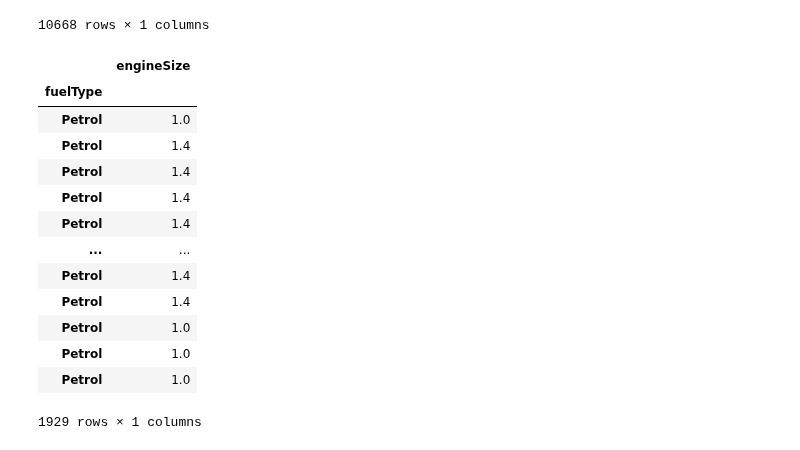
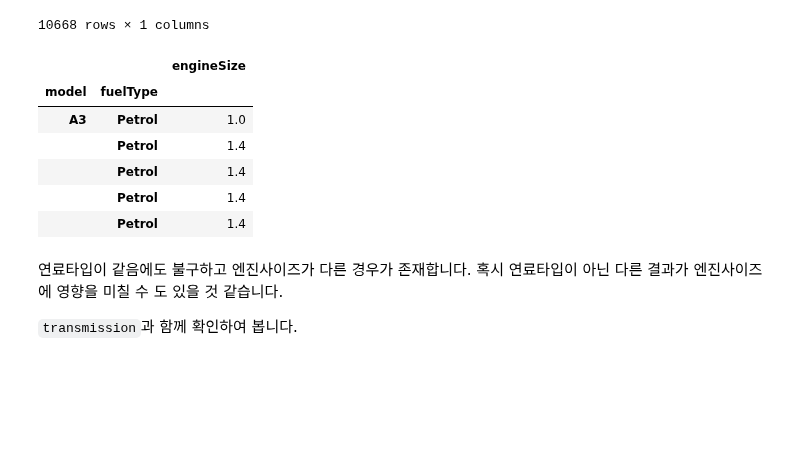
Before and after one commit to 00150/Practice-anything...., a Jupyter notebook: Project_used_car.ipynb, the cells around one changed output. Cells and saved outputs as stored; diff of their text form; code cells hidden in the pictures; blank space fills up the shorter version.

````diff
--- a/Project_used_car.ipynb
+++ b/Project_used_car.ipynb
@@ -330,23 +330,18 @@ groupby_audi
 10668 rows × 1 columns
 # %%
 # A3에 대해서만 확인합니다.
-A3_engieSize = groupby_audi.loc[['A3',],:]
-#A3_engieSize
-
-# 인덱스를 재정렬합니다.
-reset_index_A3 = A3_engieSize.reset_index()
+A3_engineSize = groupby_audi.loc[['A3',],:]
+A3_engineSize.head()
 # %% [output]
-|  | engineSize |
-| fuelType |  |
-| Petrol | 1.0 |
-| Petrol | 1.4 |
-| Petrol | 1.4 |
-| Petrol | 1.4 |
-| Petrol | 1.4 |
-| ... | ... |
-| Petrol | 1.4 |
-| Petrol | 1.4 |
-| Petrol | 1.0 |
-| Petrol | 1.0 |
-| Petrol | 1.0 |
+|  |  | engineSize |
+| model | fuelType |  |
+| A3 | Petrol | 1.0 |
+|  | Petrol | 1.4 |
+|  | Petrol | 1.4 |
+|  | Petrol | 1.4 |
+|  | Petrol | 1.4 |
-1929 rows × 1 columns
+# %% [markdown]
+연료타입이 같음에도 불구하고 엔진사이즈가 다른 경우가 존재합니다. </br>
+혹시 연료타입이 아닌 다른 결과가 엔진사이즈에 영향을 미칠 수 도 있을 것 같습니다. <br/>
+
+```transmission```과 함께 확인하여 봅니다.
````
Also changed, not shown: parts of 6 cells of this notebook.
